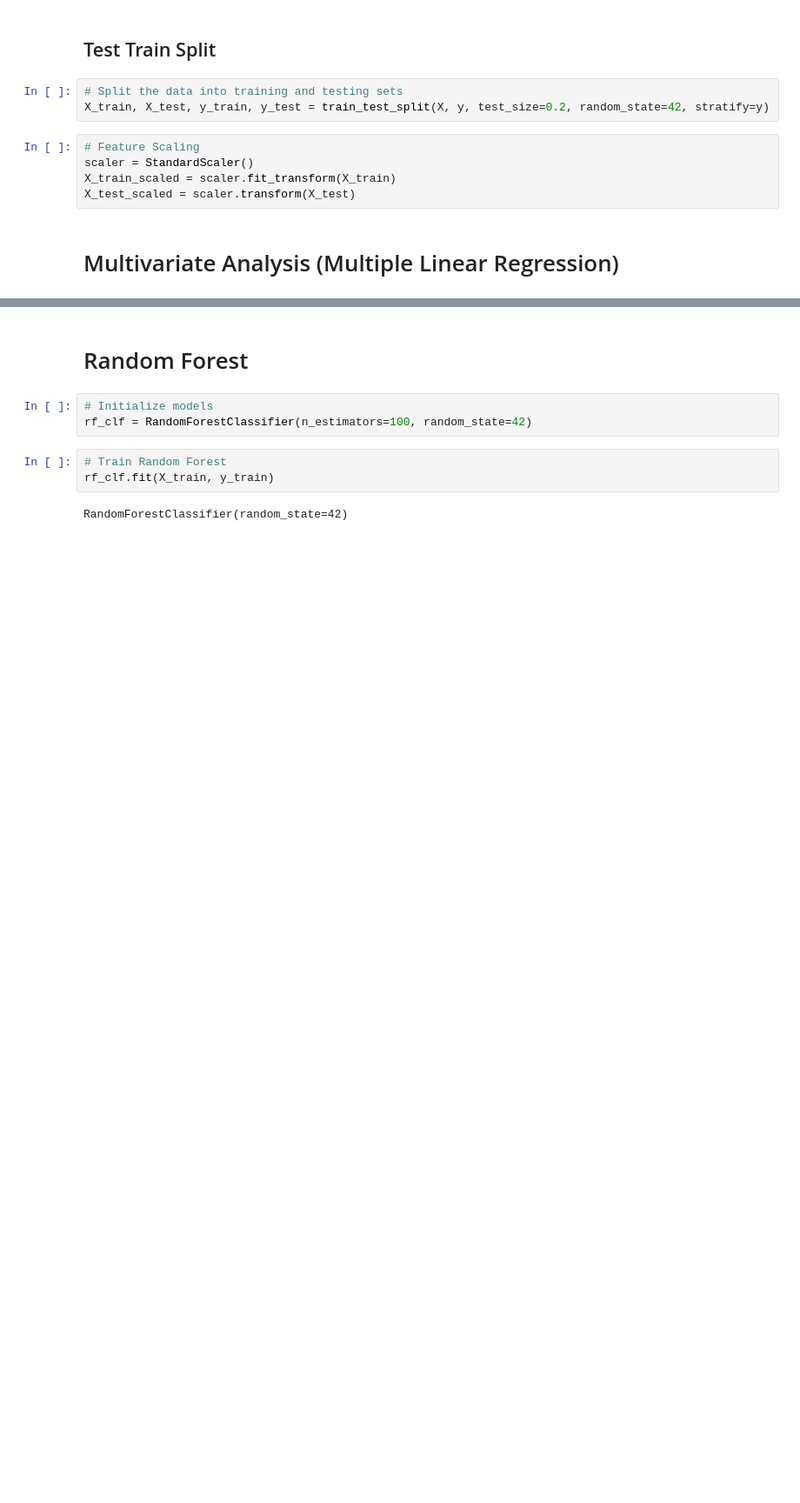
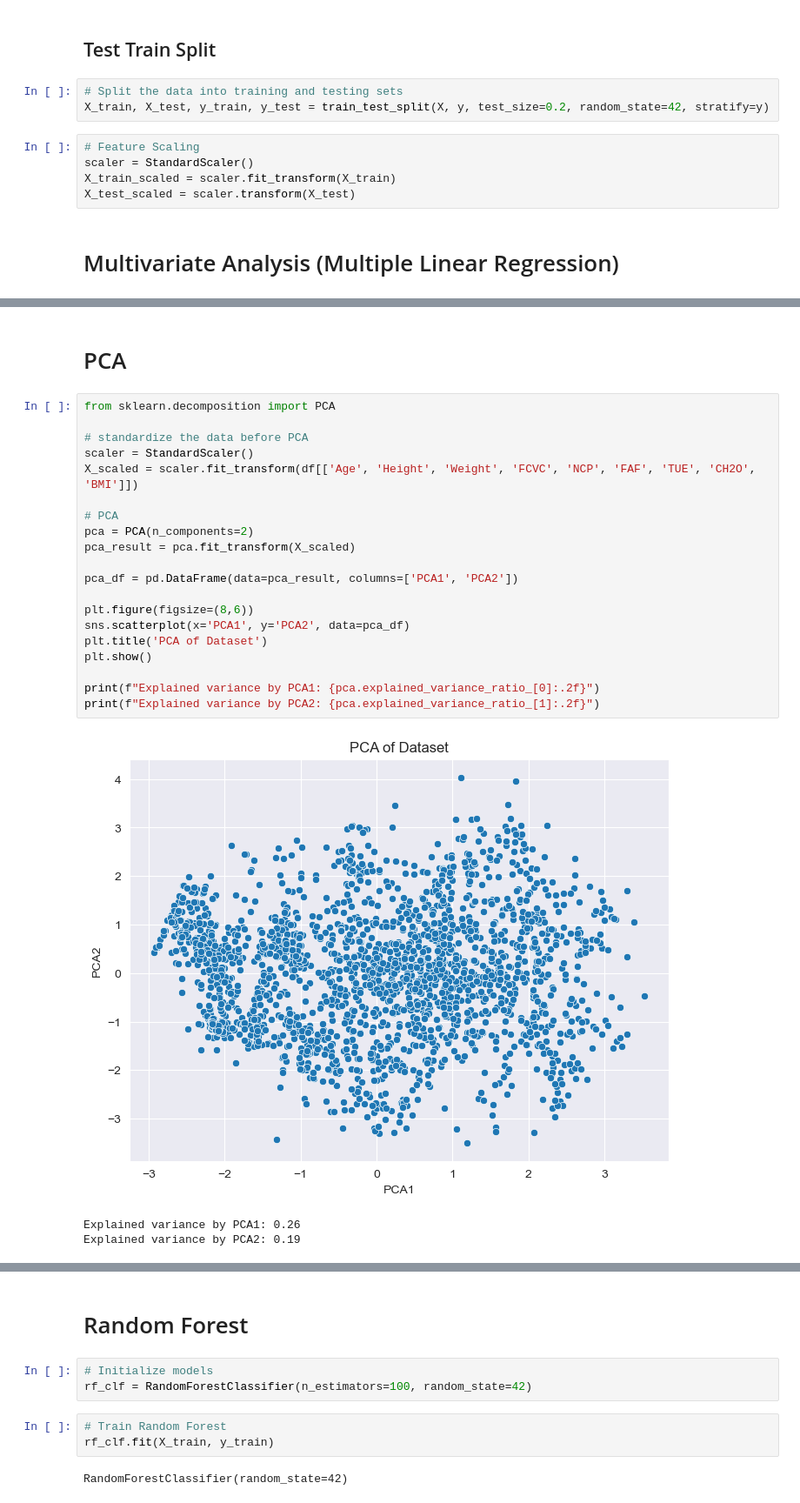
Before and after one commit to AreTaj/distribution-of-obesity-levels, a Jupyter notebook: data_cleaning.ipynb, the cells around one changed output, grey strips where cells are left out. Shown at 87% size. Drawn from its saved outputs; the diff is of its cells as text; blank space fills up the shorter version.

```diff
--- a/data_cleaning.ipynb
+++ b/data_cleaning.ipynb
@@ -349,0 +385,26 @@ strong multicollinearity or other numerical problems.
+# %% [markdown]
+# PCA
+# %%
+from sklearn.decomposition import PCA
+
+# standardize the data before PCA
+scaler = StandardScaler()
+X_scaled = scaler.fit_transform(df[['Age', 'Height', 'Weight', 'FCVC', 'NCP', 'FAF', 'TUE', 'CH2O', 'BMI']])
+
+# PCA
+pca = PCA(n_components=2)
+pca_result = pca.fit_transform(X_scaled)
+
+pca_df = pd.DataFrame(data=pca_result, columns=['PCA1', 'PCA2'])
+
+plt.figure(figsize=(8,6))
+sns.scatterplot(x='PCA1', y='PCA2', data=pca_df)
+plt.title('PCA of Dataset')
+plt.show()
+
+print(f"Explained variance by PCA1: {pca.explained_variance_ratio_[0]:.2f}")
+print(f"Explained variance by PCA2: {pca.explained_variance_ratio_[1]:.2f}")
+# %% [output]
+[figure, added]
+Explained variance by PCA1: 0.26
+Explained variance by PCA2: 0.19
```
Also changed, not shown: parts of 6 cells of this notebook.
